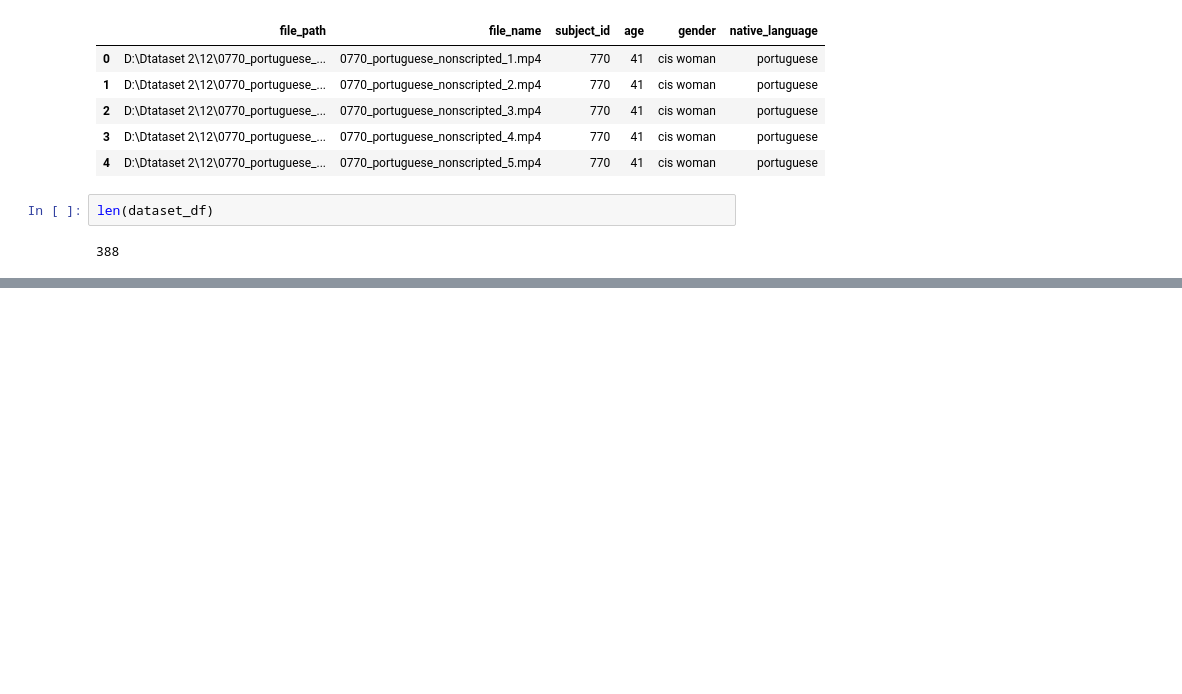
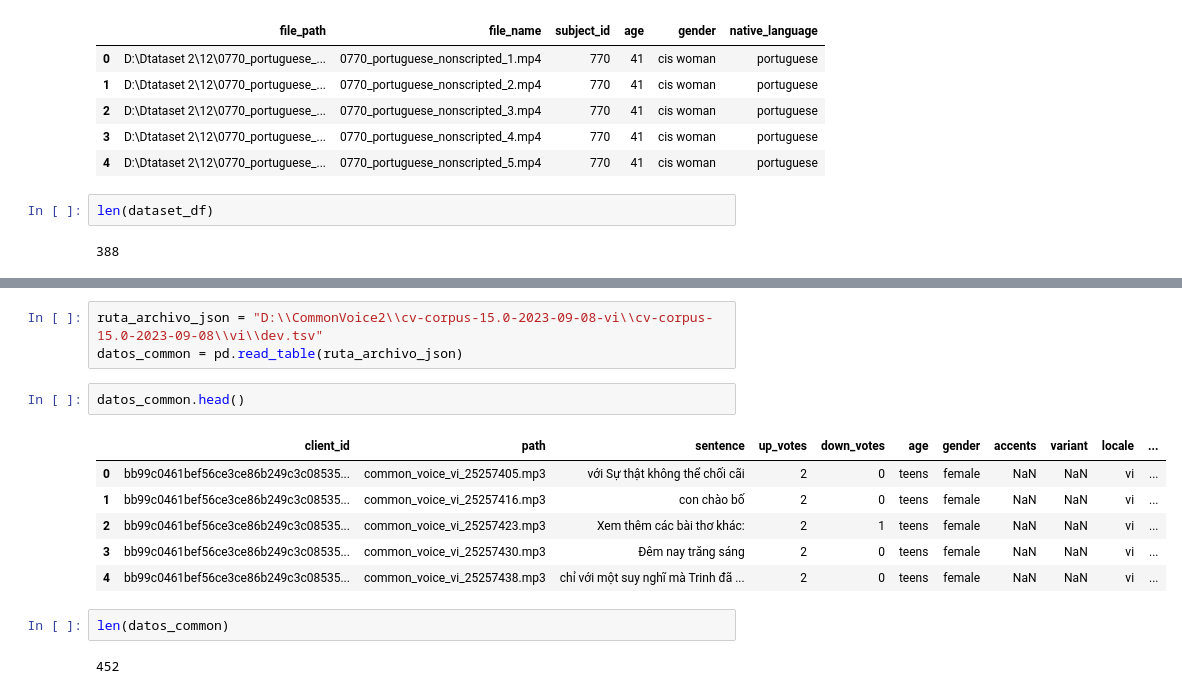
Before and after one commit to AixaL/PCIC23, a Jupyter notebook: x-vector/prueba.ipynb, the cells around one changed output, grey strips where cells are left out. Saved outputs shown, nothing was run; the diff lists cells and outputs as text; blank space fills up the shorter version.

```diff
--- a/x-vector/prueba.ipynb
+++ b/x-vector/prueba.ipynb
@@ -95,0 +98,16 @@ dataset_df.to_csv('audios_CCV2.csv', index=False)
+# %%
+ruta_archivo_json = "D:\\CommonVoice2\\cv-corpus-15.0-2023-09-08-vi\\cv-corpus-15.0-2023-09-08\\vi\\dev.tsv"
+datos_common = pd.read_table(ruta_archivo_json)
+# %%
+datos_common.head()
+# %% [output]
+|  | client_id | path | sentence | up_votes | down_votes | age | gender | accents | variant | locale | ... |
+| 0 | bb99c0461bef56ce3ce86b249c3c08535... | common_voice_vi_25257405.mp3 | với Sự thật không thể chối cãi | 2 | 0 | teens | female | NaN | NaN | vi | ... |
+| 1 | bb99c0461bef56ce3ce86b249c3c08535... | common_voice_vi_25257416.mp3 | con chào bố | 2 | 0 | teens | female | NaN | NaN | vi | ... |
+| 2 | bb99c0461bef56ce3ce86b249c3c08535... | common_voice_vi_25257423.mp3 | Xem thêm các bài thơ khác: | 2 | 1 | teens | female | NaN | NaN | vi | ... |
+| 3 | bb99c0461bef56ce3ce86b249c3c08535... | common_voice_vi_25257430.mp3 | Đêm nay trăng sáng | 2 | 0 | teens | female | NaN | NaN | vi | ... |
+| 4 | bb99c0461bef56ce3ce86b249c3c08535... | common_voice_vi_25257438.mp3 | chỉ với một suy nghĩ mà Trinh đã ... | 2 | 0 | teens | female | NaN | NaN | vi | ... |
+# %%
+len(datos_common)
+# %% [output]
+452
```
Also changed, not shown: parts of 25 cells of this notebook, 4 other files.
